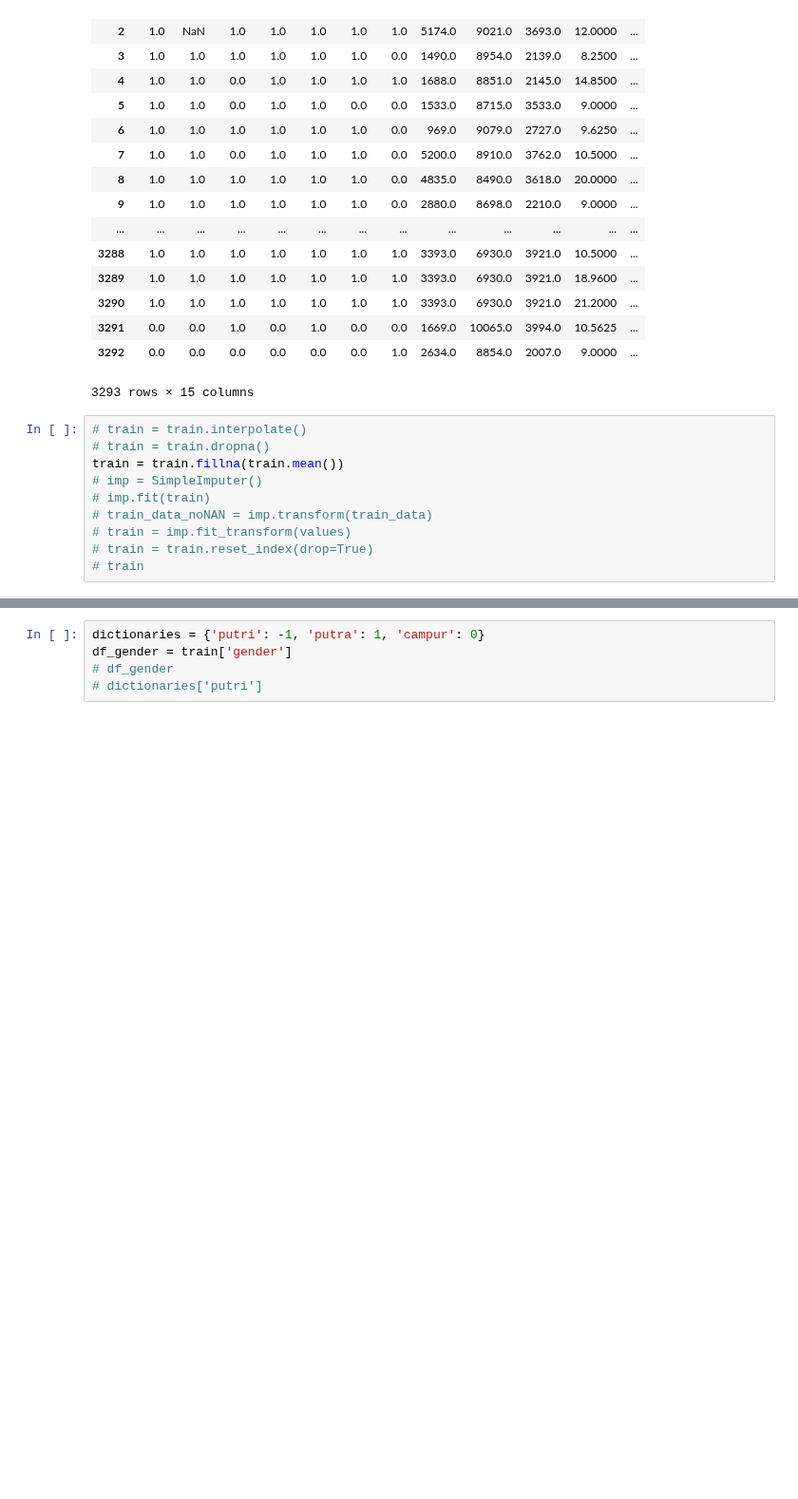
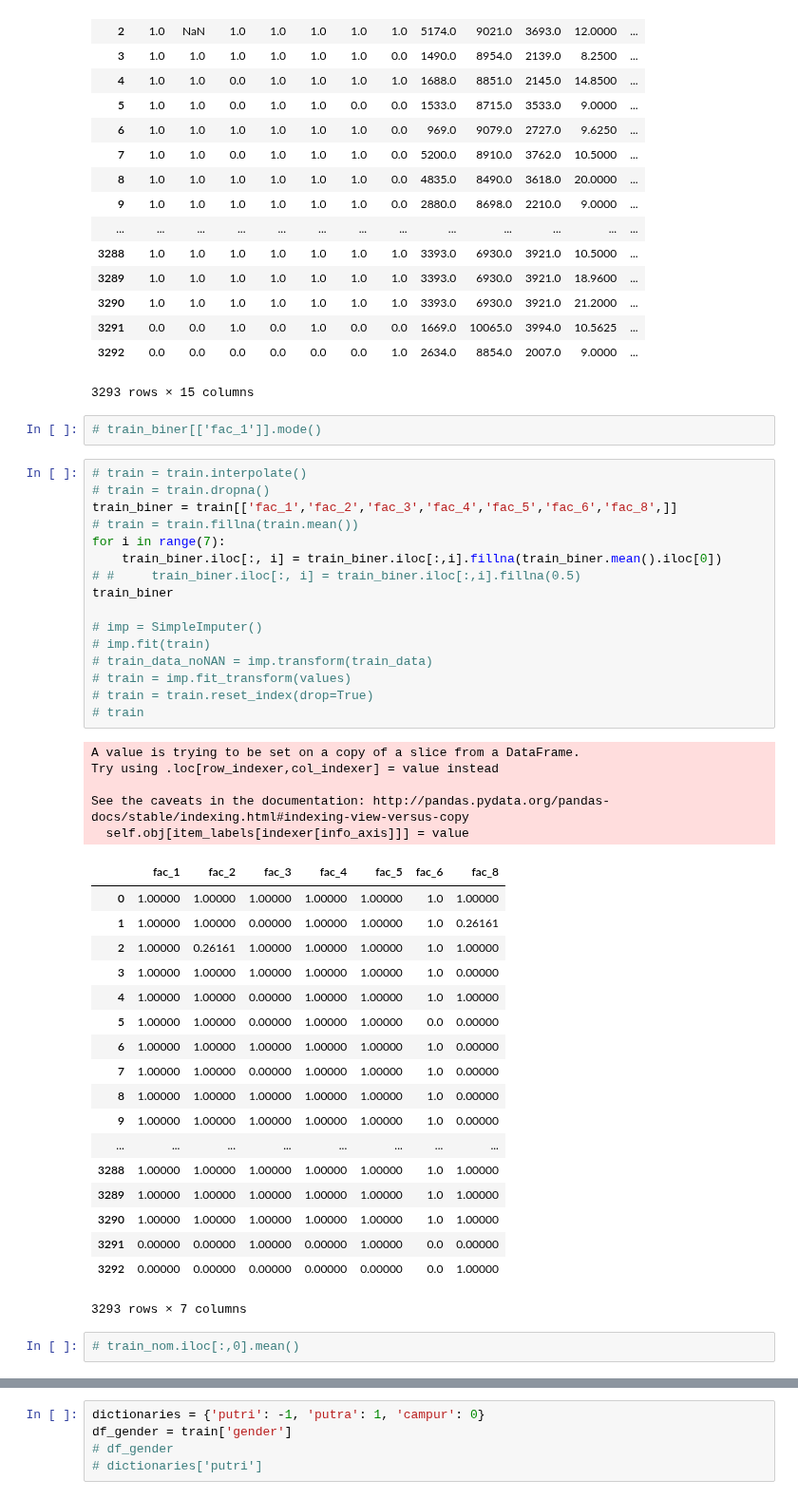
Before and after one commit to FarhanSetyaD/DataMining-Competition-JOINTS-UGM-2019, a Jupyter notebook: Preprocessing.ipynb, the cells around one changed output, grey strips where cells are left out. Shown at 95% size. Cells and saved outputs as stored; diff of their text form; blank space fills up the shorter version.

```diff
--- a/Preprocessing.ipynb
+++ b/Preprocessing.ipynb
@@ -33,13 +33,47 @@ train
 | 3291 | 0.0 | 0.0 | 1.0 | 0.0 | 1.0 | 0.0 | 0.0 | 1669.0 | 10065.0 | 3994.0 | 10.5625 | ... |
 | 3292 | 0.0 | 0.0 | 0.0 | 0.0 | 0.0 | 0.0 | 1.0 | 2634.0 | 8854.0 | 2007.0 | 9.0000 | ... |
 3293 rows × 15 columns
+# %%
+# train_biner[['fac_1']].mode()
 # %%
 # train = train.interpolate()
 # train = train.dropna()
-train = train.fillna(train.mean())
+train_biner = train[['fac_1','fac_2','fac_3','fac_4','fac_5','fac_6','fac_8',]]
+# train = train.fillna(train.mean())
+for i in range(7):
+    train_biner.iloc[:, i] = train_biner.iloc[:,i].fillna(train_biner.mean().iloc[0])
+# #     train_biner.iloc[:, i] = train_biner.iloc[:,i].fillna(0.5)
+train_biner
+
 # imp = SimpleImputer()
 # imp.fit(train)
 # train_data_noNAN = imp.transform(train_data)
 # train = imp.fit_transform(values)
 # train = train.reset_index(drop=True)
 # train
+# %% [output]
+A value is trying to be set on a copy of a slice from a DataFrame.
+Try using .loc[row_indexer,col_indexer] = value instead
+
+See the caveats in the documentation: http://pandas.pydata.org/pandas-docs/stable/indexing.html#indexing-view-versus-copy
+  self.obj[item_labels[indexer[info_axis]]] = value
+|  | fac_1 | fac_2 | fac_3 | fac_4 | fac_5 | fac_6 | fac_8 |
+| 0 | 1.00000 | 1.00000 | 1.00000 | 1.00000 | 1.00000 | 1.0 | 1.00000 |
+| 1 | 1.00000 | 1.00000 | 0.00000 | 1.00000 | 1.00000 | 1.0 | 0.26161 |
+| 2 | 1.00000 | 0.26161 | 1.00000 | 1.00000 | 1.00000 | 1.0 | 1.00000 |
+| 3 | 1.00000 | 1.00000 | 1.00000 | 1.00000 | 1.00000 | 1.0 | 0.00000 |
+| 4 | 1.00000 | 1.00000 | 0.00000 | 1.00000 | 1.00000 | 1.0 | 1.00000 |
+| 5 | 1.00000 | 1.00000 | 0.00000 | 1.00000 | 1.00000 | 0.0 | 0.00000 |
+| 6 | 1.00000 | 1.00000 | 1.00000 | 1.00000 | 1.00000 | 1.0 | 0.00000 |
+| 7 | 1.00000 | 1.00000 | 0.00000 | 1.00000 | 1.00000 | 1.0 | 0.00000 |
+| 8 | 1.00000 | 1.00000 | 1.00000 | 1.00000 | 1.00000 | 1.0 | 0.00000 |
+| 9 | 1.00000 | 1.00000 | 1.00000 | 1.00000 | 1.00000 | 1.0 | 0.00000 |
+| ... | ... | ... | ... | ... | ... | ... | ... |
+| 3288 | 1.00000 | 1.00000 | 1.00000 | 1.00000 | 1.00000 | 1.0 | 1.00000 |
+| 3289 | 1.00000 | 1.00000 | 1.00000 | 1.00000 | 1.00000 | 1.0 | 1.00000 |
+| 3290 | 1.00000 | 1.00000 | 1.00000 | 1.00000 | 1.00000 | 1.0 | 1.00000 |
+| 3291 | 0.00000 | 0.00000 | 1.00000 | 0.00000 | 1.00000 | 0.0 | 0.00000 |
+| 3292 | 0.00000 | 0.00000 | 0.00000 | 0.00000 | 0.00000 | 0.0 | 1.00000 |
+3293 rows × 7 columns
+# %%
+# train_nom.iloc[:,0].mean()
```
Also changed, not shown: parts of 13 cells of this notebook, 11 other files.
